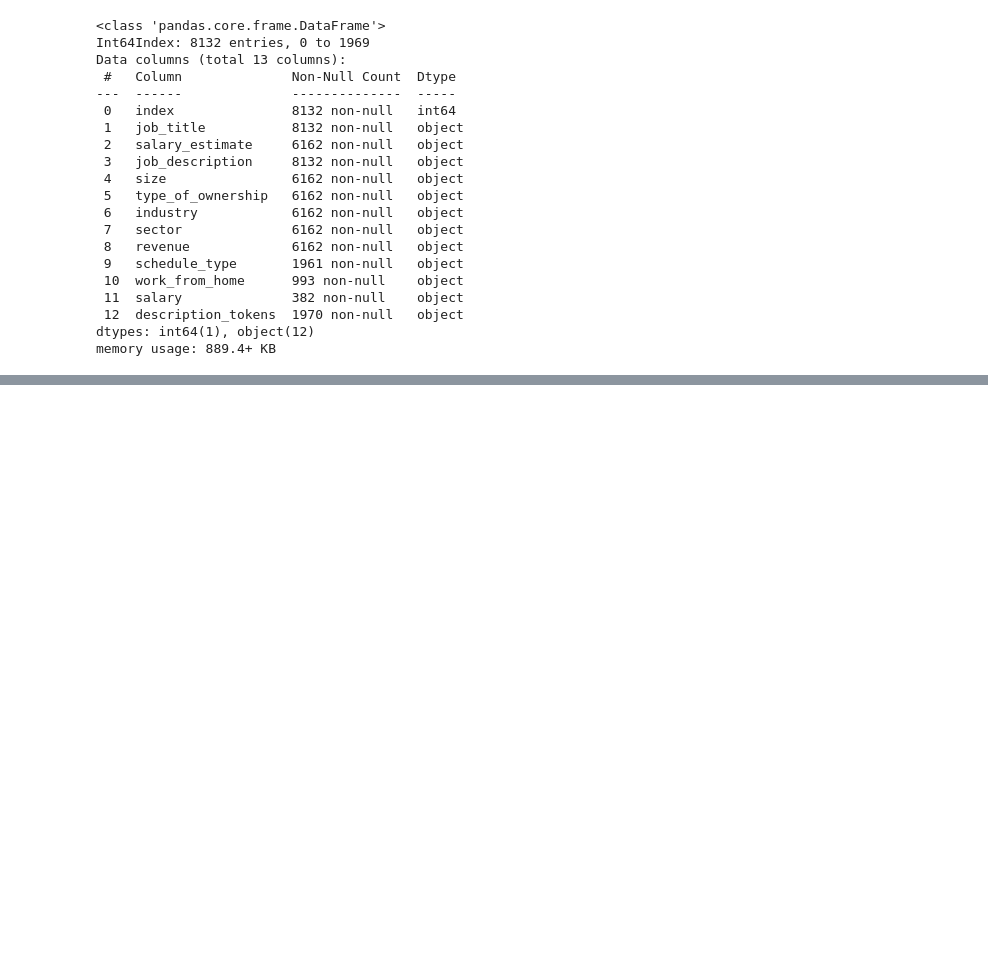
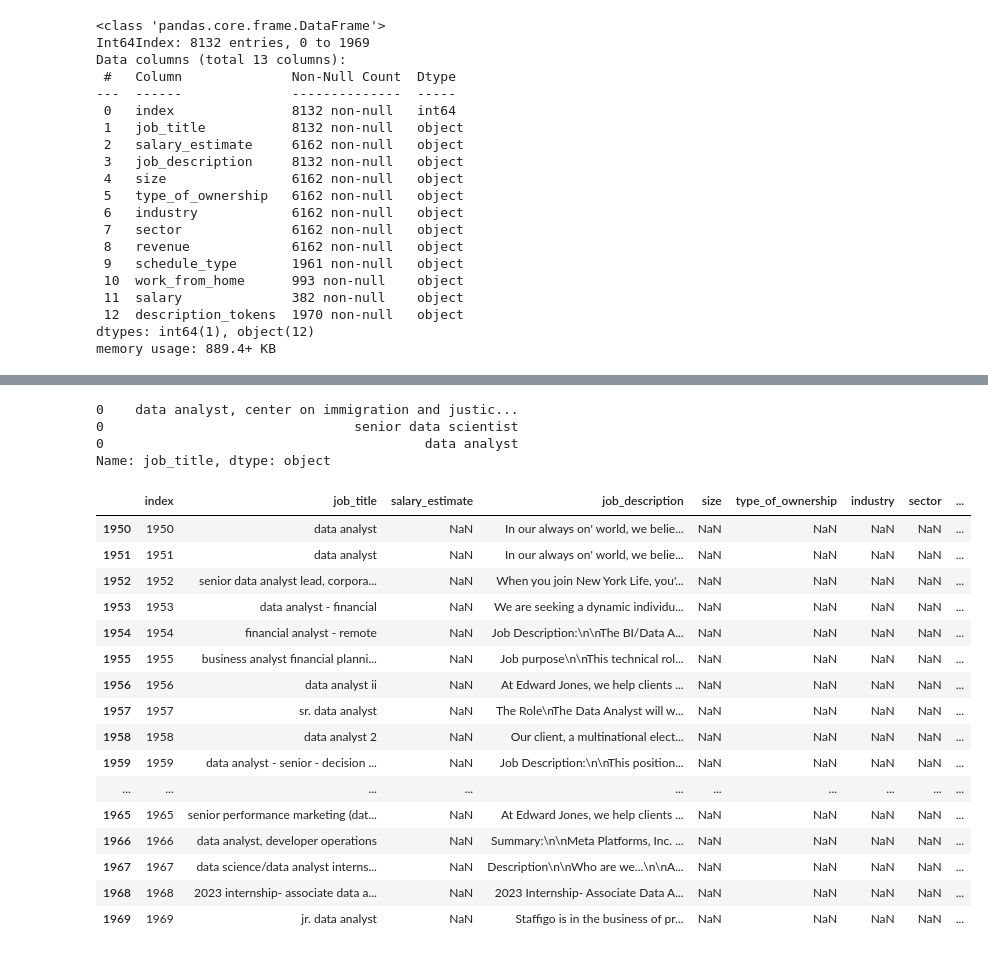
Before and after one commit to Nuel-EN/Capstone-Project-, a Jupyter notebook: Nuel-NB.ipynb, the cells around one changed output, grey strips where cells are left out. Drawn from its saved outputs; the diff is of its cells as text; code cells hidden in the pictures; blank space fills up the shorter version.

Commit message:
splitted job_title

```diff
--- a/Nuel-NB.ipynb
+++ b/Nuel-NB.ipynb
@@ -263,0 +256,4 @@ master_df
+# %%
+master_token_df = master_df
+master_token_df.job_title = master_token_df.job_title.str.lower()
+master_token_df.head(2)
@@ -263,0 +270,33 @@ master_df
+# %%
+zero_text
+# %% [output]
+0    data analyst, center on immigration and justic...
+0                                senior data scientist
+0                                         data analyst
+Name: job_title, dtype: object
+# %%
+master_token_df['title_split'] = master_token_df['job_title'].apply(word_tokenize)
+# %%
+my_keywords = ['data', 'analyst', 'data analyst', 'data scientist', 'bi analyst']
+# %%
+master_token_df['title_split'] = (master_token_df['title_split'].apply(lambda x: [title for title in x if title in my_keywords]))
+# %%
+master_token_df.tail(20)
+# %% [output]
+|  | index | job_title | salary_estimate | job_description | size | type_of_ownership | industry | sector | ... |
+| 1950 | 1950 | data analyst | NaN | In our always on' world, we belie... | NaN | NaN | NaN | NaN | ... |
+| 1951 | 1951 | data analyst | NaN | In our always on' world, we belie... | NaN | NaN | NaN | NaN | ... |
+| 1952 | 1952 | senior data analyst lead, corpora... | NaN | When you join New York Life, you'... | NaN | NaN | NaN | NaN | ... |
+| 1953 | 1953 | data analyst - financial | NaN | We are seeking a dynamic individu... | NaN | NaN | NaN | NaN | ... |
+| 1954 | 1954 | financial analyst - remote | NaN | Job Description:\n\nThe BI/Data A... | NaN | NaN | NaN | NaN | ... |
+| 1955 | 1955 | business analyst financial planni... | NaN | Job purpose\n\nThis technical rol... | NaN | NaN | NaN | NaN | ... |
+| 1956 | 1956 | data analyst ii | NaN | At Edward Jones, we help clients ... | NaN | NaN | NaN | NaN | ... |
+| 1957 | 1957 | sr. data analyst | NaN | The Role\nThe Data Analyst will w... | NaN | NaN | NaN | NaN | ... |
+| 1958 | 1958 | data analyst 2 | NaN | Our client, a multinational elect... | NaN | NaN | NaN | NaN | ... |
+| 1959 | 1959 | data analyst - senior - decision ... | NaN | Job Description:\n\nThis position... | NaN | NaN | NaN | NaN | ... |
+| ... | ... | ... | ... | ... | ... | ... | ... | ... | ... |
+| 1965 | 1965 | senior performance marketing (dat... | NaN | At Edward Jones, we help clients ... | NaN | NaN | NaN | NaN | ... |
+| 1966 | 1966 | data analyst, developer operations | NaN | Summary:\n\nMeta Platforms, Inc. ... | NaN | NaN | NaN | NaN | ... |
+| 1967 | 1967 | data science/data analyst interns... | NaN | Description\n\nWho are we...\n\nA... | NaN | NaN | NaN | NaN | ... |
+| 1968 | 1968 | 2023 internship- associate data a... | NaN | 2023 Internship- Associate Data A... | NaN | NaN | NaN | NaN | ... |
+| 1969 | 1969 | jr. data analyst | NaN | Staffigo is in the business of pr... | NaN | NaN | NaN | NaN | ... |
```
Also changed, not shown: parts of 13 cells of this notebook.
